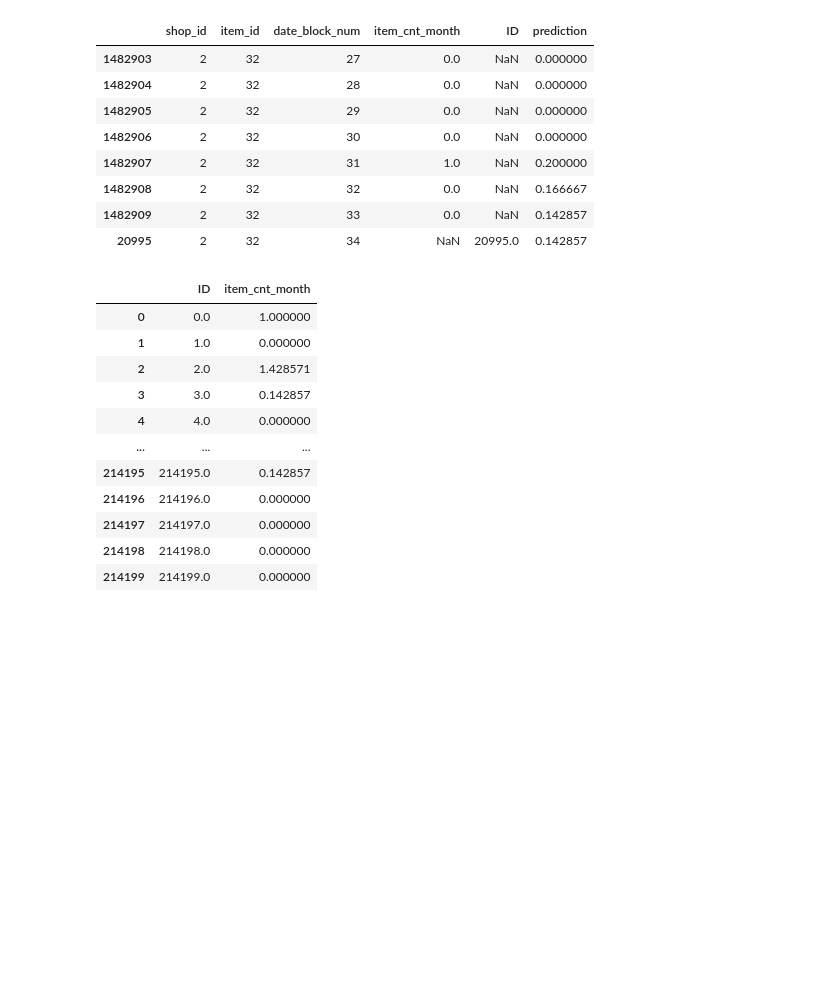
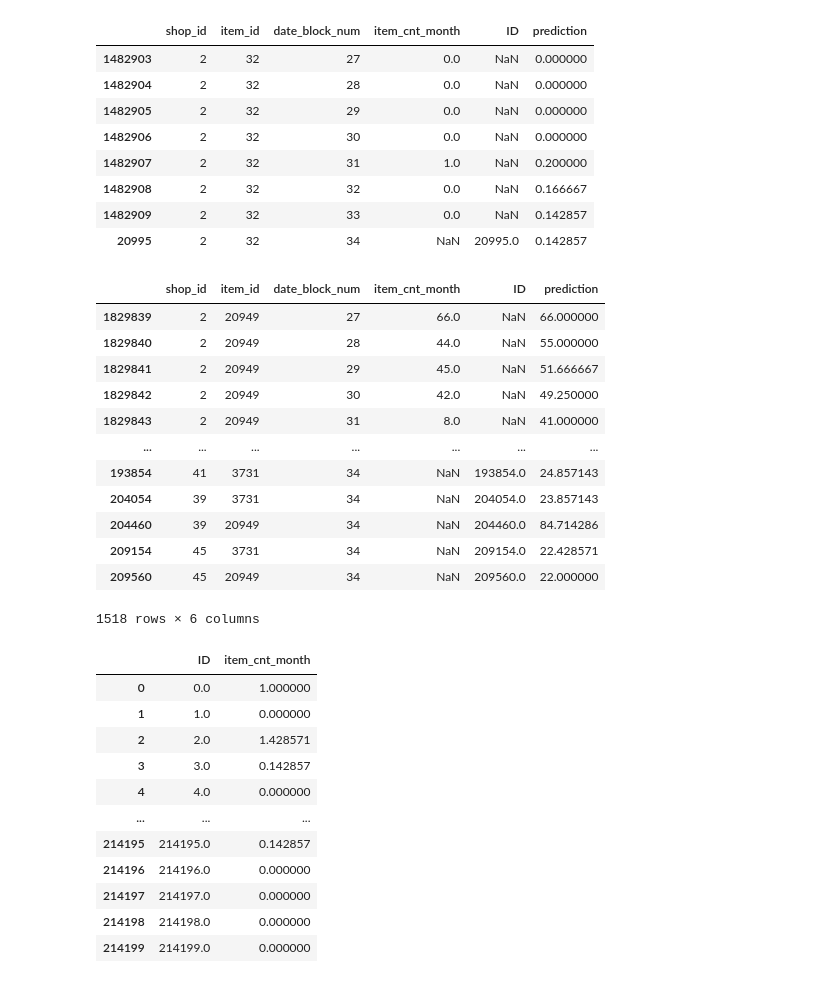
Before and after one commit to varrek/prjct_ml, a Jupyter notebook: hw11_time_series_workshop.ipynb, the cells around one changed output. Saved outputs shown, nothing was run; the diff lists cells and outputs as text; code cells hidden in the pictures; blank space fills up the shorter version.

```diff
--- a/hw11_time_series_workshop.ipynb
+++ b/hw11_time_series_workshop.ipynb
@@ -331,6 +320,22 @@ concated[(concated.shop_id == 2) & (concated.item_id == 32)].sort_values(by=['sh
 | 1482908 | 2 | 32 | 32 | 0.0 | NaN | 0.166667 |
 | 1482909 | 2 | 32 | 33 | 0.0 | NaN | 0.142857 |
 | 20995 | 2 | 32 | 34 | NaN | 20995.0 | 0.142857 |
+# %%
+concated[concated.prediction > 20]
+# %% [output]
+|  | shop_id | item_id | date_block_num | item_cnt_month | ID | prediction |
+| 1829839 | 2 | 20949 | 27 | 66.0 | NaN | 66.000000 |
+| 1829840 | 2 | 20949 | 28 | 44.0 | NaN | 55.000000 |
+| 1829841 | 2 | 20949 | 29 | 45.0 | NaN | 51.666667 |
+| 1829842 | 2 | 20949 | 30 | 42.0 | NaN | 49.250000 |
+| 1829843 | 2 | 20949 | 31 | 8.0 | NaN | 41.000000 |
+| ... | ... | ... | ... | ... | ... | ... |
+| 193854 | 41 | 3731 | 34 | NaN | 193854.0 | 24.857143 |
+| 204054 | 39 | 3731 | 34 | NaN | 204054.0 | 23.857143 |
+| 204460 | 39 | 20949 | 34 | NaN | 204460.0 | 84.714286 |
+| 209154 | 45 | 3731 | 34 | NaN | 209154.0 | 22.428571 |
+| 209560 | 45 | 20949 | 34 | NaN | 209560.0 | 22.000000 |
+1518 rows × 6 columns
 # %%
 submission = concated[concated.date_block_num == 34][['ID', 'prediction']]
 submission.rename(columns={"prediction": "item_cnt_month"}, inplace=True)
```
Also changed, not shown: parts of 5 cells of this notebook.
